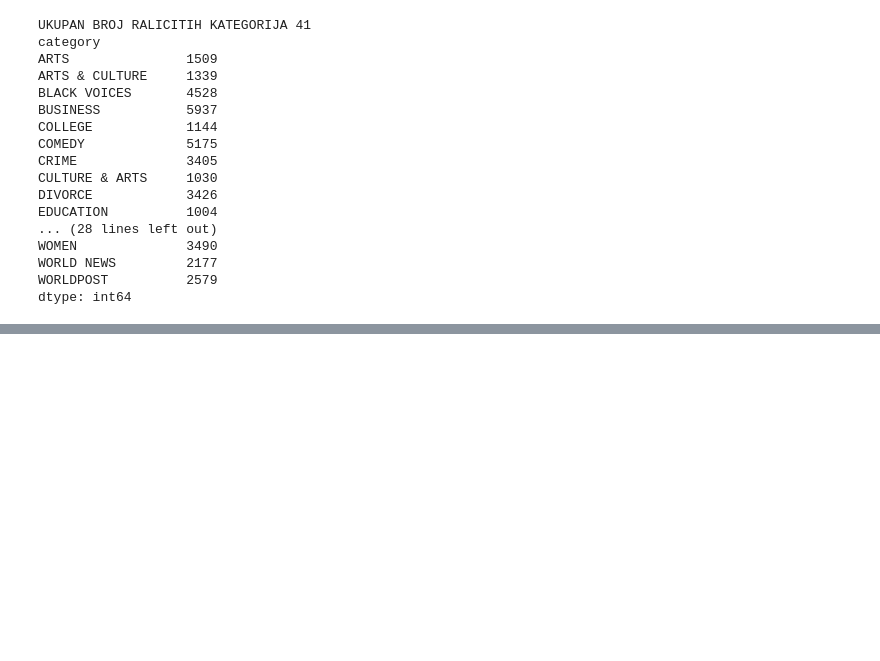
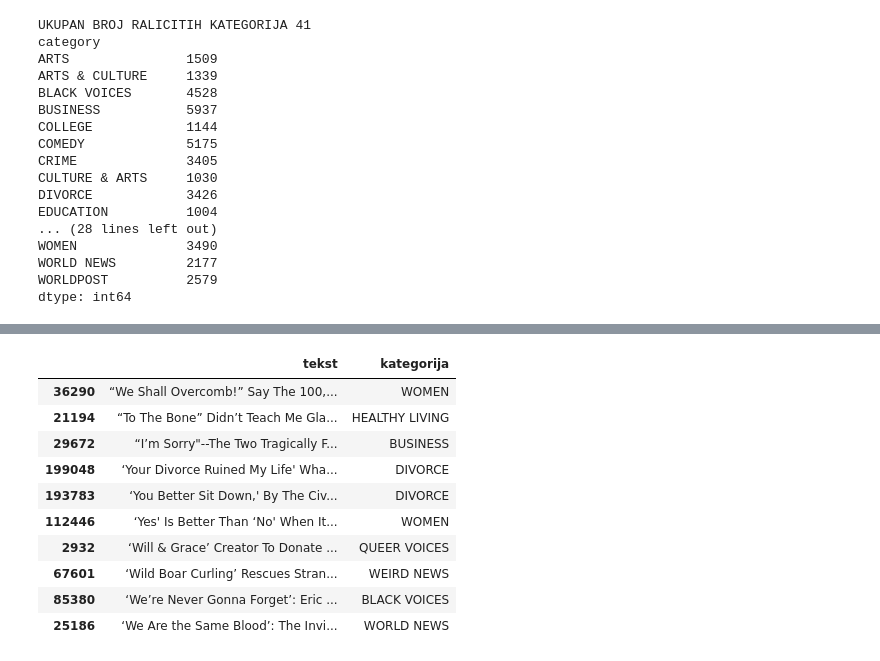
Before and after one commit to nickjovana/Masinsko-ucenje, a Jupyter notebook: news.ipynb, the cells around one changed output, grey strips where cells are left out. Saved outputs shown, nothing was run; the diff lists cells and outputs as text; code cells hidden in the pictures; blank space fills up the shorter version.

```diff
--- a/news.ipynb
+++ b/news.ipynb
@@ -121,0 +151,23 @@ plt.title("Raspored vesti po kategorijama",
+# %%
+#pravljenje tabele koja ce imati kolone tekst i kategorija
+vesti['tekst'] = vesti['headline'] + vesti['short_description'] + vesti['authors']
+vesti['kategorija'] = vesti['category']
+del vesti['headline']
+del vesti['short_description']
+del vesti['date']
+del vesti['authors']
+del vesti['link']
+del vesti['category']
+vesti.head(10)
+# %% [output]
+|  | tekst | kategorija |
+| 36290 | “We Shall Overcomb!” Say The 100,... | WOMEN |
+| 21194 | “To The Bone” Didn’t Teach Me Gla... | HEALTHY LIVING |
+| 29672 | “I’m Sorry"--The Two Tragically F... | BUSINESS |
+| 199048 | ‘Your Divorce Ruined My Life' Wha... | DIVORCE |
+| 193783 | ‘You Better Sit Down,' By The Civ... | DIVORCE |
+| 112446 | ‘Yes' Is Better Than ‘No' When It... | WOMEN |
+| 2932 | ‘Will & Grace’ Creator To Donate ... | QUEER VOICES |
+| 67601 | ‘Wild Boar Curling’ Rescues Stran... | WEIRD NEWS |
+| 85380 | ‘We’re Never Gonna Forget’: Eric ... | BLACK VOICES |
+| 25186 | ‘We Are the Same Blood’: The Invi... | WORLD NEWS |
```
Also changed, not shown: parts of 14 cells of this notebook, 1 other file.
